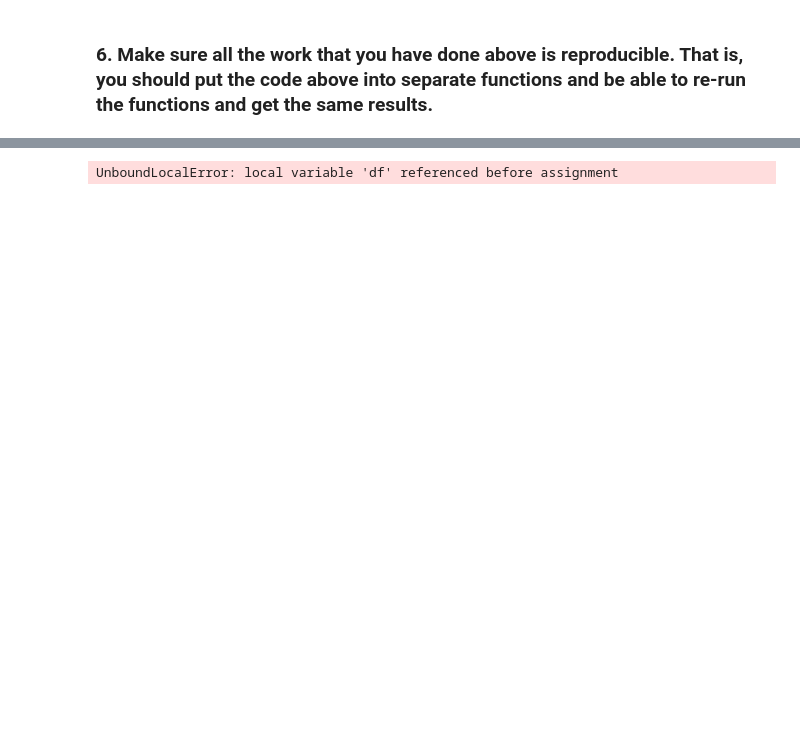
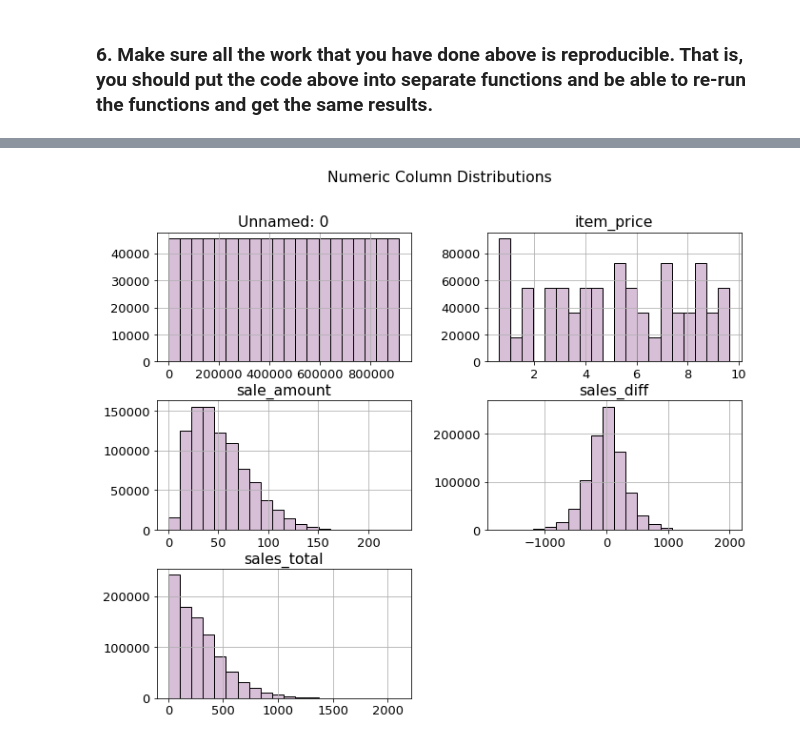
Before and after one commit to CSolitaire/time-series-exercises, a Jupyter notebook: data-prep-exercises.ipynb, the cells around one changed output, grey strips where cells are left out. Saved outputs shown, nothing was run; the diff lists cells and outputs as text; code cells hidden in the pictures; blank space fills up the shorter version.

```diff
--- a/data-prep-exercises.ipynb
+++ b/data-prep-exercises.ipynb
@@ -138,15 +138,12 @@ df.head()
 | 3 | 3 | 13.0 | Fri, 04 Jan 2013 00:00:00 GMT | 4 | 12125 Alamo Ranch Pkwy | San Antonio | 1 | TX | ... |
 | 4 | 4 | 10.0 | Sat, 05 Jan 2013 00:00:00 GMT | 5 | 12125 Alamo Ranch Pkwy | San Antonio | 1 | TX | ... |
 # %%
-def prepped_store_df():
+def prepped_store_df(df):
     """
     Function to acquire and prepare
     store dataframe and show
     distributions for numeric columns
     """
-    # Acquire the df
-    df = df.get_store_data()
-
     # Convert sale_date to DateTimeIndex
     df['sale_date'] = pd.to_datetime(df.sale_date)
     df = df.set_index('sale_date').sort_index()
@@ -167,7 +164,9 @@ def prepped_store_df():
 
     # Display distributions of numeric columns
     numeric_hists(df)
+    return df
-# %%
-prepped_store_df()
-# %% [output]
-UnboundLocalError: local variable 'df' referenced before assignment
+# %%
+df = prepped_store_df(df)
+df.head()
+# %% [output]
+[figure, added]
```
Also changed, not shown: parts of 1 cell of this notebook.
